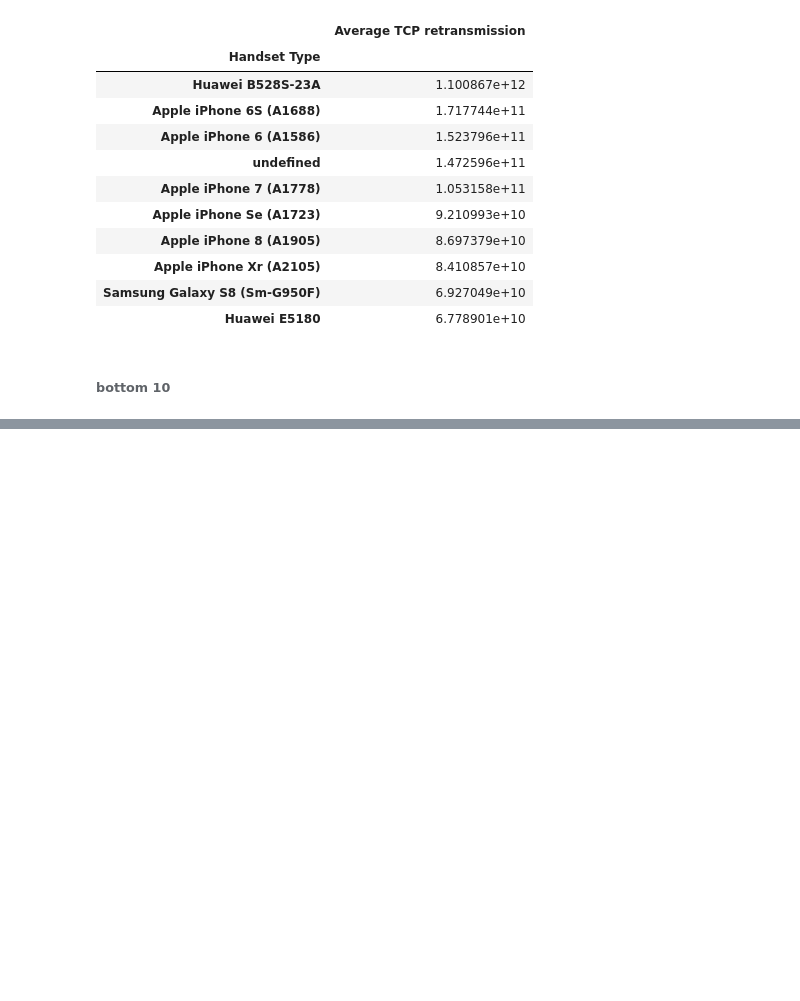
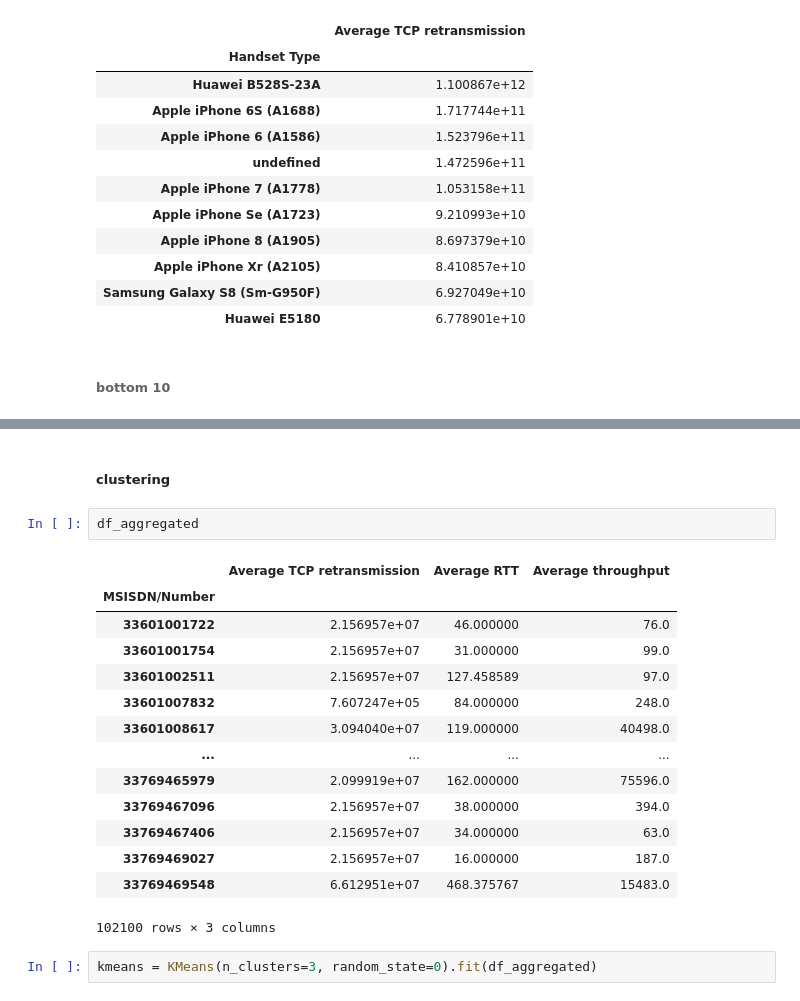
Before and after one commit to skevin-dev/telecommunication_user_analytics, a Jupyter notebook: notebooks/Experience_analysis.ipynb, the cells around one changed output, grey strips where cells are left out. Drawn from its saved outputs; the diff is of its cells as text; blank space fills up the shorter version.

```diff
--- a/notebooks/Experience_analysis.ipynb
+++ b/notebooks/Experience_analysis.ipynb
@@ -249,0 +280,21 @@ df_aggregated__.sort_values(by='Average TCP retransmission',ascending=False).hea
+# %% [markdown]
+##### clustering
+# %%
+df_aggregated
+# %% [output]
+|  | Average TCP retransmission | Average RTT | Average throughput |
+| MSISDN/Number |  |  |  |
+| 33601001722 | 2.156957e+07 | 46.000000 | 76.0 |
+| 33601001754 | 2.156957e+07 | 31.000000 | 99.0 |
+| 33601002511 | 2.156957e+07 | 127.458589 | 97.0 |
+| 33601007832 | 7.607247e+05 | 84.000000 | 248.0 |
+| 33601008617 | 3.094040e+07 | 119.000000 | 40498.0 |
+| ... | ... | ... | ... |
+| 33769465979 | 2.099919e+07 | 162.000000 | 75596.0 |
+| 33769467096 | 2.156957e+07 | 38.000000 | 394.0 |
+| 33769467406 | 2.156957e+07 | 34.000000 | 63.0 |
+| 33769469027 | 2.156957e+07 | 16.000000 | 187.0 |
+| 33769469548 | 6.612951e+07 | 468.375767 | 15483.0 |
+102100 rows × 3 columns
+# %%
+kmeans = KMeans(n_clusters=3, random_state=0).fit(df_aggregated)
```
Also changed, not shown: parts of 6 cells of this notebook.
